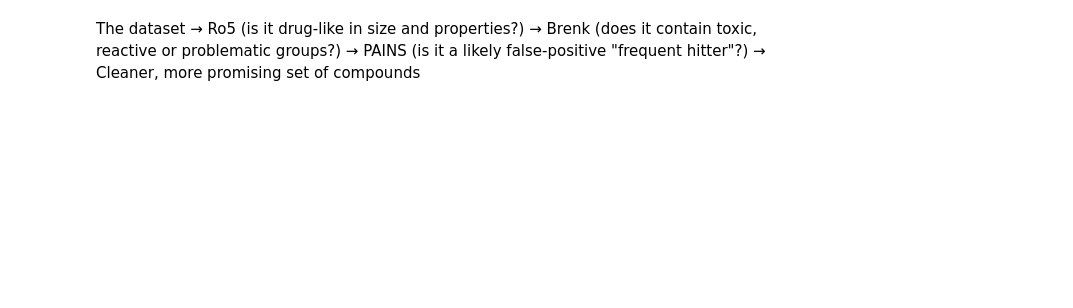
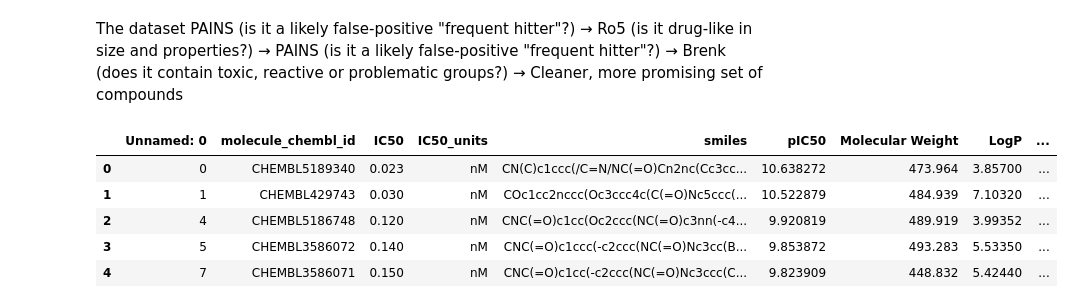
Before and after one commit to Fyn2a/VEGRF-2-Drug-Design, a Jupyter notebook: PAINS_BRENK.ipynb, the cells around one changed output. Drawn from its saved outputs; the diff is of its cells as text; code cells hidden in the pictures; blank space fills up the shorter version.

Commit message:
more filteration (PAINS & Brenk)

```diff
--- a/PAINS_BRENK.ipynb
+++ b/PAINS_BRENK.ipynb
@@ -30,6 +30,6 @@ Researchers (Baell & Holloway, 2010, [J. Med. Chem.](https://doi.org/10.1021/jm9
 # %% [markdown]
-The dataset
+The dataset PAINS (is it a likely false-positive "frequent hitter"?)
    → Ro5 (is it drug-like in size and properties?)
+   → PAINS (is it a likely false-positive "frequent hitter"?)
    → Brenk (does it contain toxic, reactive or problematic groups?)
-   → PAINS (is it a likely false-positive "frequent hitter"?)
    → Cleaner, more promising set of compounds
@@ -35,0 +44,12 @@ The dataset
+# %%
+from pathlib import Path
+
+vegfr2_data = pd.read_csv(Path("data") / "VEGFR-2_Ro5_fulfilled.csv")
+vegfr2_data.head()
+# %% [output]
+|  | Unnamed: 0 | molecule_chembl_id | IC50 | IC50_units | smiles | pIC50 | Molecular Weight | LogP | ... |
+| 0 | 0 | CHEMBL5189340 | 0.023 | nM | CN(C)c1ccc(/C=N/NC(=O)Cn2nc(Cc3cc... | 10.638272 | 473.964 | 3.85700 | ... |
+| 1 | 1 | CHEMBL429743 | 0.030 | nM | COc1cc2nccc(Oc3ccc4c(C(=O)Nc5ccc(... | 10.522879 | 484.939 | 7.10320 | ... |
+| 2 | 4 | CHEMBL5186748 | 0.120 | nM | CNC(=O)c1cc(Oc2ccc(NC(=O)c3nn(-c4... | 9.920819 | 489.919 | 3.99352 | ... |
+| 3 | 5 | CHEMBL3586072 | 0.140 | nM | CNC(=O)c1ccc(-c2ccc(NC(=O)Nc3cc(B... | 9.853872 | 493.283 | 5.53350 | ... |
+| 4 | 7 | CHEMBL3586071 | 0.150 | nM | CNC(=O)c1cc(-c2ccc(NC(=O)Nc3ccc(C... | 9.823909 | 448.832 | 5.42440 | ... |
```
Also changed, not shown: parts of 20 cells of this notebook.
